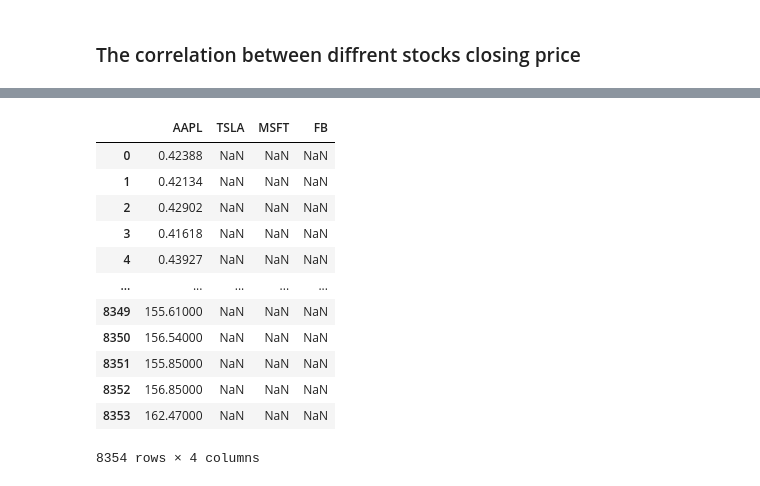
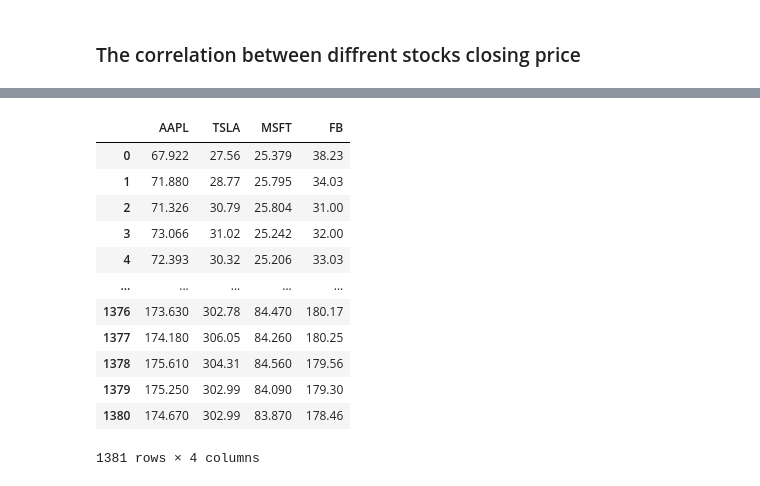
Before and after one commit to DaiVo20/Stock-Price-Prediction, a Jupyter notebook: ExploratoryDataAnalysis.ipynb, the cells around one changed output, grey strips where cells are left out. Saved outputs shown, nothing was run; the diff lists cells and outputs as text; code cells hidden in the pictures.

```diff
--- a/ExploratoryDataAnalysis.ipynb
+++ b/ExploratoryDataAnalysis.ipynb
@@ -182,27 +167,31 @@ Name: Close, Length: 1858, dtype: float64
+# %%
+FB = stocks['FB'][stocks['FB']['Date']>='2012-05-18']['Close'].values
+MSFT = stocks['MSFT'][stocks['MSFT']['Date']>='2012-05-18']['Close'].values
+TSLA = stocks['TSLA'][stocks['TSLA']['Date']>='2012-05-18']['Close'].values
+AAPL = stocks['AAPL'][stocks['AAPL']['Date']>='2012-05-18']['Close'].values
 # %%
 # Companies_return contain closing price of all the companies
 Companies_returns = pd.DataFrame()
-Companies_returns["AAPL"]=stocks["AAPL"]["Close"]
-Companies_returns["TSLA"]=stocks["TSLA"]["Close"]
-Companies_returns["MSFT"]=stocks["MSFT"]["Close"]
-Companies_returns["FB"]=stocks["FB"]["Close"]
-# for company in companies:
-#     Companies_returns[company] = stocks[company]["Close"]
-Companies_returns.head(-10)
+Companies_returns["AAPL"] = AAPL
+Companies_returns["TSLA"] = TSLA
+Companies_returns["MSFT"] = MSFT
+Companies_returns["FB"] = FB
+
+Companies_returns
 # %% [output]
 |  | AAPL | TSLA | MSFT | FB |
-| 0 | 0.42388 | NaN | NaN | NaN |
-| 1 | 0.42134 | NaN | NaN | NaN |
-| 2 | 0.42902 | NaN | NaN | NaN |
-| 3 | 0.41618 | NaN | NaN | NaN |
-| 4 | 0.43927 | NaN | NaN | NaN |
+| 0 | 67.922 | 27.56 | 25.379 | 38.23 |
+| 1 | 71.880 | 28.77 | 25.795 | 34.03 |
+| 2 | 71.326 | 30.79 | 25.804 | 31.00 |
+| 3 | 73.066 | 31.02 | 25.242 | 32.00 |
+| 4 | 72.393 | 30.32 | 25.206 | 33.03 |
 | ... | ... | ... | ... | ... |
-| 8349 | 155.61000 | NaN | NaN | NaN |
-| 8350 | 156.54000 | NaN | NaN | NaN |
-| 8351 | 155.85000 | NaN | NaN | NaN |
-| 8352 | 156.85000 | NaN | NaN | NaN |
-| 8353 | 162.47000 | NaN | NaN | NaN |
+| 1376 | 173.630 | 302.78 | 84.470 | 180.17 |
+| 1377 | 174.180 | 306.05 | 84.260 | 180.25 |
+| 1378 | 175.610 | 304.31 | 84.560 | 179.56 |
+| 1379 | 175.250 | 302.99 | 84.090 | 179.30 |
+| 1380 | 174.670 | 302.99 | 83.870 | 178.46 |
-8354 rows × 4 columns
+1381 rows × 4 columns
 # %%
 # Companies_Daily_returns contains percentage daily returns of all the companies
 Companies_Daily_returns = Companies_returns.pct_change()
```
Also changed, not shown: parts of 6 cells of this notebook.
